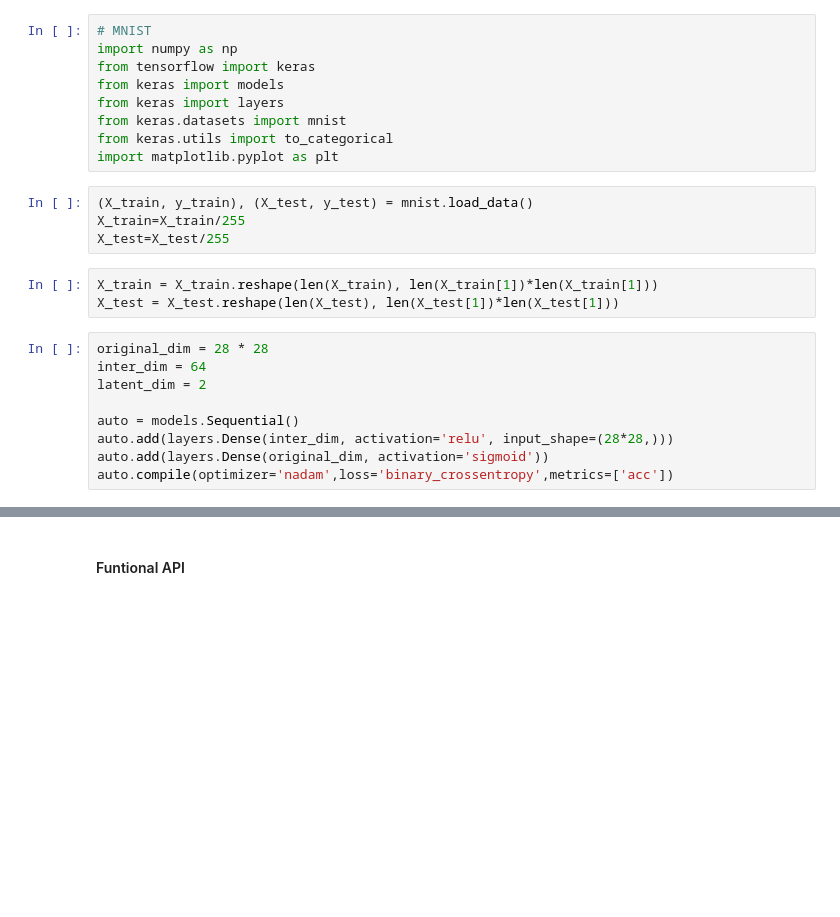
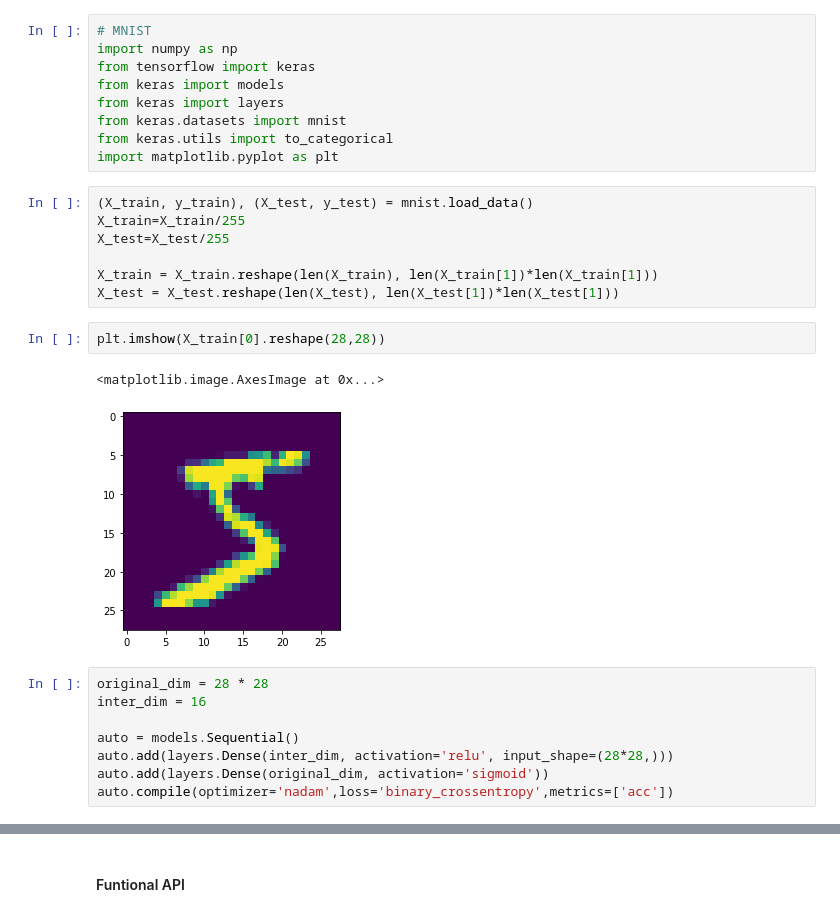
Before and after one commit to bjmin/bmin_comphys, a Jupyter notebook: ml/ml12/mlphys12-1.ipynb, the cells around one changed output, grey strips where cells are left out. Cells and saved outputs as stored; diff of their text form; blank space fills up the shorter version.

```diff
--- a/ml/ml12/mlphys12-1.ipynb
+++ b/ml/ml12/mlphys12-1.ipynb
@@ -16,13 +16,17 @@ import matplotlib.pyplot as plt
 (X_train, y_train), (X_test, y_test) = mnist.load_data()
 X_train=X_train/255
 X_test=X_test/255
+
+X_train = X_train.reshape(len(X_train), len(X_train[1])*len(X_train[1]))
+X_test = X_test.reshape(len(X_test), len(X_test[1])*len(X_test[1]))
-# %%
-X_train = X_train.reshape(len(X_train), len(X_train[1])*len(X_train[1]))
-X_test = X_test.reshape(len(X_test), len(X_test[1])*len(X_test[1]))
+# %%
+plt.imshow(X_train[0].reshape(28,28))
+# %% [output]
+<matplotlib.image.AxesImage at 0x...>
+[figure, added]
 # %%
 original_dim = 28 * 28
-inter_dim = 64
-latent_dim = 2
+inter_dim = 16
 
 auto = models.Sequential()
 auto.add(layers.Dense(inter_dim, activation='relu', input_shape=(28*28,)))
```
Also changed, not shown: parts of 17 cells of this notebook.
